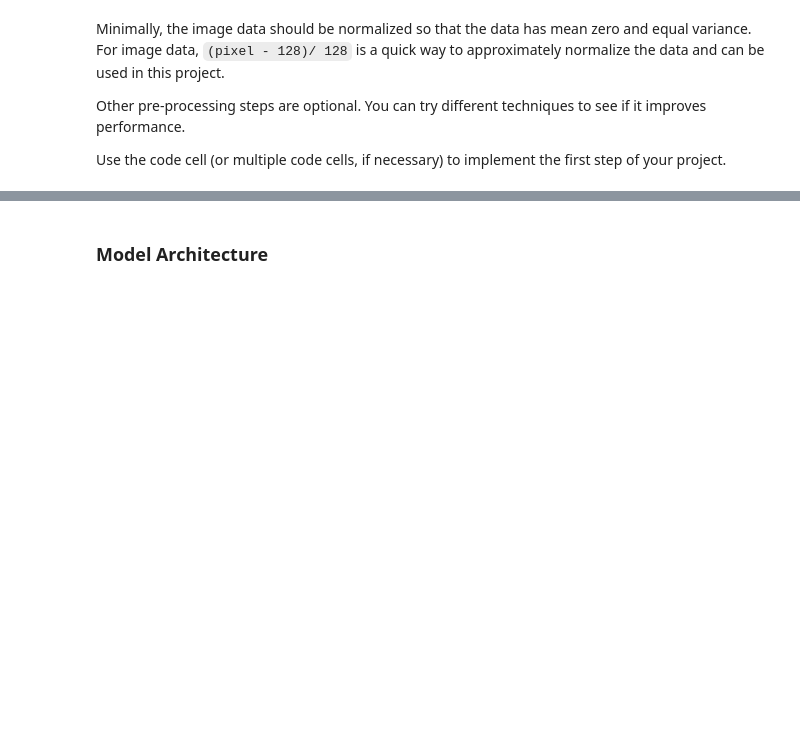
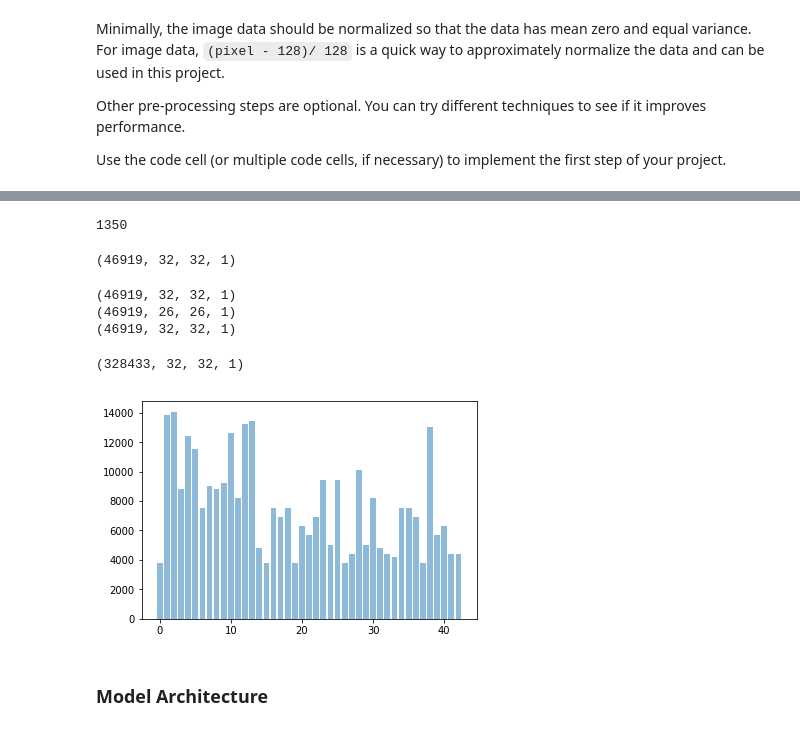
Before and after one commit to jzhoucliqr/sdcng-traffic-sign, a Jupyter notebook: Traffic_Sign_Classifier.ipynb, the cells around one changed output, grey strips where cells are left out. Drawn from its saved outputs; the diff is of its cells as text; code cells hidden in the pictures; blank space fills up the shorter version.

```diff
--- a/Traffic_Sign_Classifier.ipynb
+++ b/Traffic_Sign_Classifier.ipynb
@@ -232,0 +223,26 @@ print(X_train_g.shape)
+# %%
+# get the training count < 500, double, then add to original
+print("uniq count: ", np.unique(y_train, return_counts=True))
+(y_arr, count_arr) = np.unique(y_train, return_counts=True)
+# the y_arr can server as index in count_arr, no need to translate to a dict
+X_sample = []
+y_sample = []
+for i in range(len(X_train_g)):
+    if (count_arr[y_train[i]] < 500):
+        X_sample.append(X_train_g[i])
+        y_sample.append(y_train[i])
+
+X_sample = np.array(X_sample)
+y_sample = np.array(y_sample)
+print(X_sample.shape, y_sample.shape)
+
+# try shift the image, to double
+X_sample_s1 = np.roll(X_sample, 2, axis=1)
+X_sample_s2 = np.roll(X_sample_s1, 2, axis=2)
+
+# add the two shifts to original
+X_train_g = np.concatenate((X_train_g, X_sample_s1, X_sample_s2), axis=0)
+y_train = np.concatenate((y_train, y_sample, y_sample), axis=0)
+
+print(X_train_g.shape, y_train.shape)
+print("uniq count after add shifts: ", np.unique(y_train, return_counts=True))
@@ -232,0 +264,25 @@ print(X_train_g.shape)
+# %%
+(idx, count) = np.unique(y_train, return_counts=True)
+print(count[25])
+# %% [output]
+1350
+# %%
+## try zoom 1.2 then do slice
+X_train_z1 = [zoom(X_g, 1.2, order=3) for X_g in X_train_g]
+X_train_z1 = np.array(X_train_z1)
+X_train_z1 = X_train_z1[:,3:35,3:35,:]
+print(X_train_z1.shape)
+# %% [output]
+(46919, 32, 32, 1)
+# %%
+## try zoom 0.8 then do padding
+X_train_z = [zoom(X_g, 0.8, order=3) for X_g in X_train_g]
+X_train_z = np.array(X_train_z)
+X_train_zp = np.pad(X_train_z, ((0,0),(3,3),(3,3),(0,0)), 'constant')
+print(X_train_g.shape)
+print(X_train_z.shape)
+print(X_train_zp.shape)
+# %% [output]
+(46919, 32, 32, 1)
+(46919, 26, 26, 1)
+(46919, 32, 32, 1)
@@ -233,8 +295,25 @@ print(X_train_g.shape)
+# %%
+## add all data
+
+X_train_g = np.concatenate((X_train_g, X_train_1, X_train_2, X_train_3, X_train_4, X_train_zp, X_train_z1), axis=0)
+y_train_g = np.concatenate((y_train, y_train, y_train, y_train, y_train, y_train, y_train), axis=0)
+
+print(X_train_g.shape)
+# %% [output]
+(328433, 32, 32, 1)
 # %%
 X_train = X_train_g
 X_valid = X_valid_g
 X_test = X_test_g
 y_train = y_train_g
+# %%
+(label,counts)=np.unique(y_train, return_counts=True)
+
+fig1, ax2 = plt.subplots()
+ax2.bar(label, counts, align='center', alpha=0.5)
+plt.show()
+# %% [output]
+[figure, added]
 # %% [markdown]
 ### Model Architecture
 # %%
```
Also changed, not shown: parts of 16 cells of this notebook.
